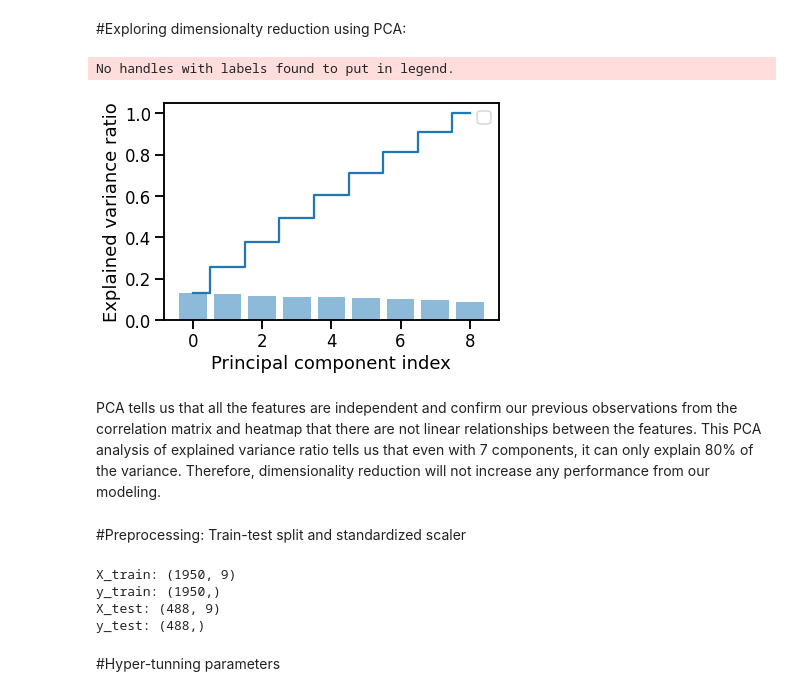
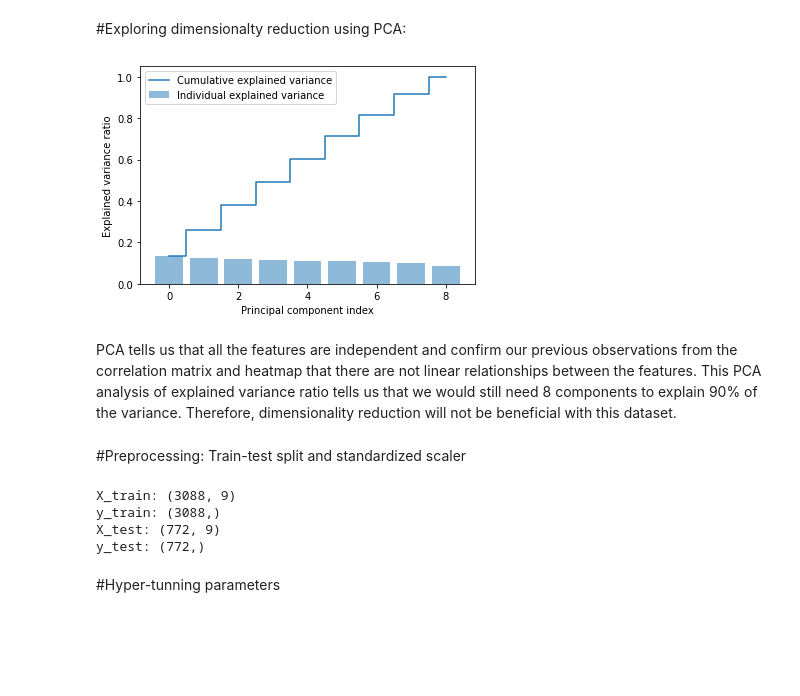
Before and after one commit to annsam0115/Water-Classification-Capstone-Project, a Jupyter notebook: CIND820_CapstoneProject_ASAM.ipynb, the cells around one changed output. Drawn from its saved outputs; the diff is of its cells as text; code cells hidden in the pictures; blank space fills up the shorter version.

```diff
--- a/CIND820_CapstoneProject_ASAM.ipynb
+++ b/CIND820_CapstoneProject_ASAM.ipynb
@@ -242,3 +242,8 @@ True
+# %%
+df1 = df.copy()
+df1['ph'].fillna(value=df1['ph'].mean(),inplace=True)
+df1['Sulfate'].fillna(value=df1['Sulfate'].mean(),inplace=True)
+df1['Trihalomethanes'].fillna(value=df1['Trihalomethanes'].mean(),inplace=True)
 # %%
 df1.isnull().sum()
 # %% [output]
@@ -317,7 +273,7 @@ df_water.describe()
 # %% [markdown]
 #Dealing with Outliers
 # %%
-df_water_trim = df_water.copy()
+df_water_trim = df1.copy()
 # %%
 df_water_trim
 # %% [output]
@@ -337,2 +293,2 @@ df_water_trim
 # %%
-df_water_trim = df_water_trim[(np.abs(stats.zscore(df_water)) <= 3).all(axis=1)]
+df_water_trim = df_water_trim[(np.abs(stats.zscore(df1)) <= 3).all(axis=1)]
@@ -380,0 +349,8 @@ After balancing the data, dealing with the outliers and the missing data, we can
+# %%
+zero  = df_water_trim[df_water_trim['Potability']==0]   #oversampled
+one = df_water_trim[df_water_trim['Potability']==1]  #undersampled
+
+from sklearn.utils import resample
+one_balanced = resample(one, replace = True, n_samples = 1930, random_state=0)
+
+df_water_trim = pd.concat([zero, one_balanced])
@@ -389,29 +376,30 @@ y = df_water_trim['Potability']
 X_train,X_test, y_train, y_test = train_test_split(X, y, test_size=0.2, random_state=42)
 # %%
 from sklearn.preprocessing import StandardScaler
+from sklearn.decomposition import PCA
+
 sc = StandardScaler()
 sc.fit(X_train)
 X_train_std = sc.transform(X_train)
 X_test_std = sc.transform(X_test)
 
 pca = PCA()
 
 X_train_pca = pca.fit_transform(X_train_std)
 exp_var_pca = pca.explained_variance_ratio_
 
 cum_sum_eigenvalues = np.cumsum(exp_var_pca)
 
-plt.bar(range(0,len(exp_var_pca)), exp_var_pca, alpha=0.5)
-plt.step(range(0,len(cum_sum_eigenvalues)), cum_sum_eigenvalues, where='mid')
+plt.bar(range(0,len(exp_var_pca)), exp_var_pca, alpha=0.5, align='center', label='Individual explained variance')
+plt.step(range(0,len(cum_sum_eigenvalues)), cum_sum_eigenvalues, where='mid', label='Cumulative explained variance')
 plt.ylabel('Explained variance ratio')
 plt.xlabel('Principal component index')
-plt.legend()
+plt.legend(loc='best')
 plt.show()
 # %% [output]
-No handles with labels found to put in legend.
-[figure, old version]
+[figure, new version]
 # %% [markdown]
-PCA tells us that all the features are independent and confirm our previous observations from the correlation matrix and heatmap that there are not linear relationships between the features. This PCA analysis of explained variance ratio tells us that even with 7 components, it can only explain 80% of the variance. Therefore, dimensionality reduction will not increase any performance from our modeling.
+PCA tells us that all the features are independent and confirm our previous observations from the correlation matrix and heatmap that there are not linear relationships between the features. This PCA analysis of explained variance ratio tells us that we would still need 8 components to explain 90% of the variance. Therefore, dimensionality reduction will not be beneficial with this dataset.
 # %% [markdown]
 #Preprocessing: Train-test split and standardized scaler
 # %%
@@ -429,9 +417,9 @@ X_test=scale.transform(X_test)
 print("X_train:", X_train.shape, "\ny_train:", y_train.shape)
 print("X_test:", X_test.shape, "\ny_test:", y_test.shape)
 # %% [output]
-X_train: (1950, 9)
-y_train: (1950,)
-X_test: (488, 9)
-y_test: (488,)
+X_train: (3088, 9)
+y_train: (3088,)
+X_test: (772, 9)
+y_test: (772,)
 # %% [markdown]
 #Hyper-tunning parameters
```
Also changed, not shown: parts of 61 cells of this notebook.
